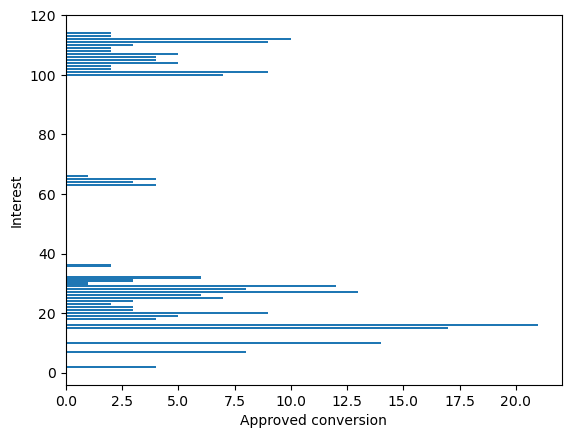
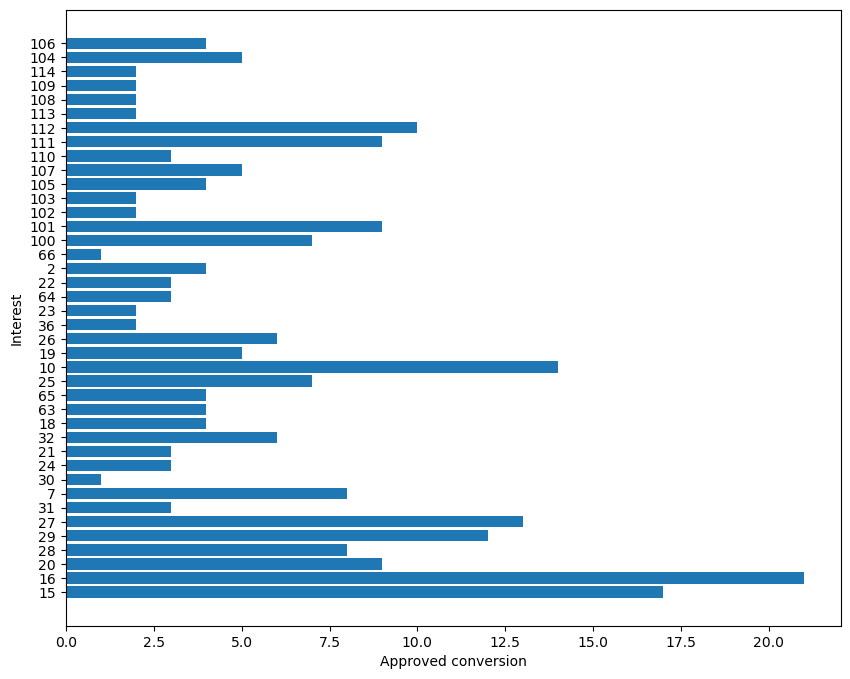
Code edit (unified diff) that turned the first committed figure into the second:
--- before
+++ after
@@ -1,3 +1,4 @@
-plt.barh(df['interest'], df['Approved_Conversion'])
+plt.figure(figsize=(10,8))
+plt.barh(df['interest'].astype(str), df['Approved_Conversion'])
 plt.xlabel('Approved conversion')
 plt.ylabel('Interest')

Commit: Updated EDA notebook